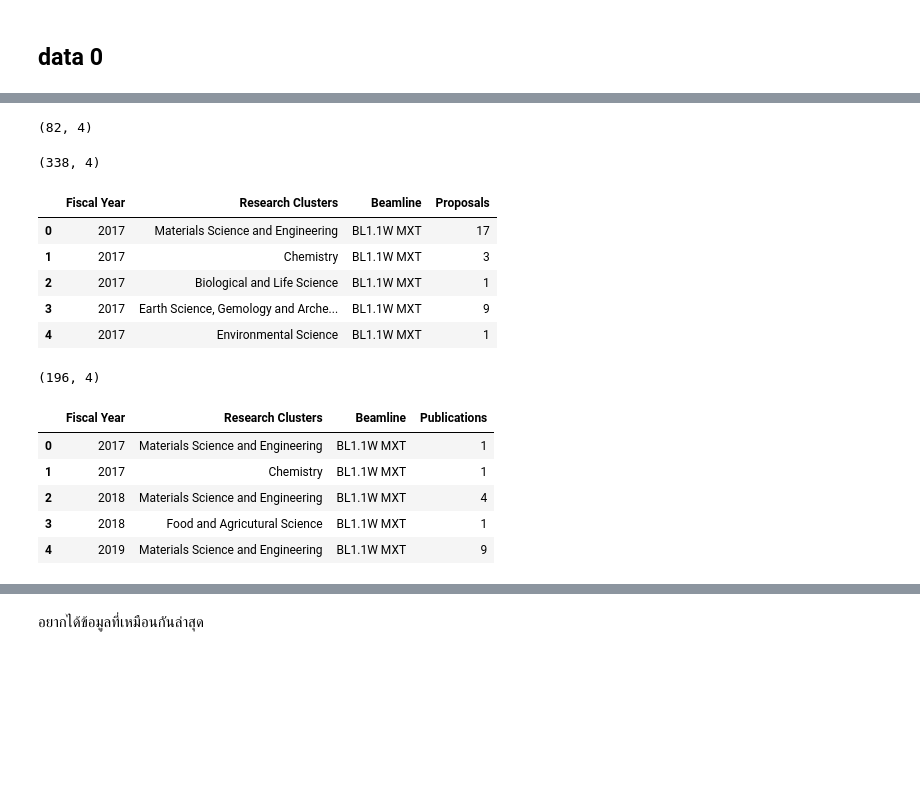
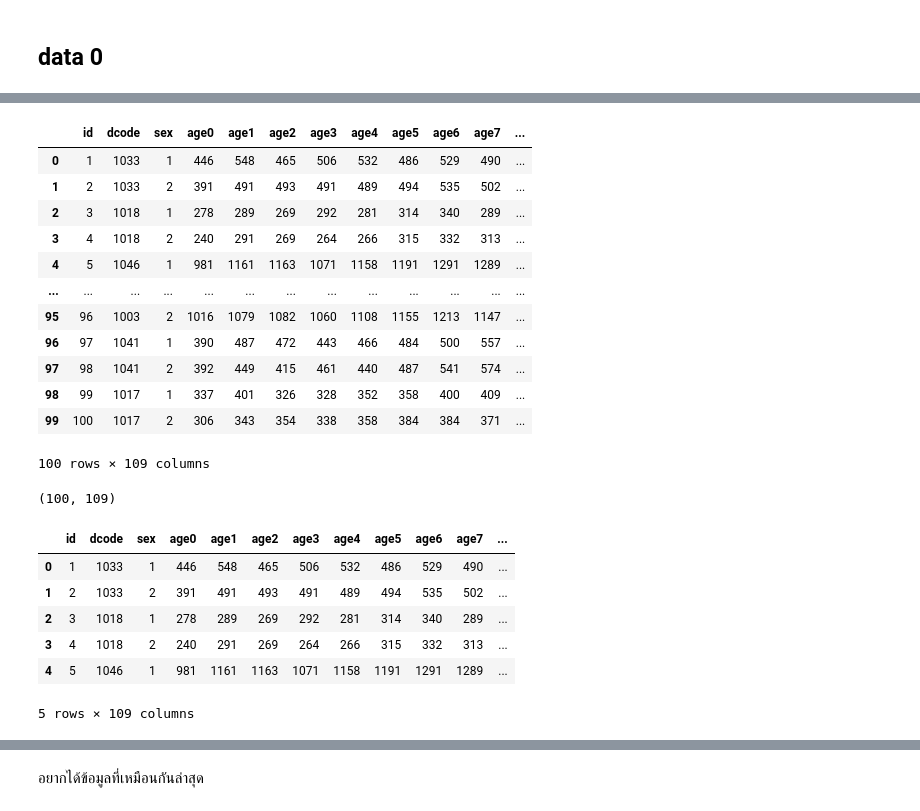
Before and after one commit to chuangchai49097/DWDM21, a Jupyter notebook: project.ipynb, the cells around one changed output, grey strips where cells are left out. Saved outputs shown, nothing was run; the diff lists cells and outputs as text; code cells hidden in the pictures; blank space fills up the shorter version.

```diff
--- a/project.ipynb
+++ b/project.ipynb
@@ -467,26 +28,29 @@ data4
-# %%
- data4.shape
-# %% [output]
-(82, 4)
-# %%
-print(data5.shape)
-data5.head()
-# %% [output]
-(338, 4)
-|  | Fiscal Year | Research Clusters | Beamline | Proposals |
-| 0 | 2017 | Materials Science and Engineering | BL1.1W MXT | 17 |
-| 1 | 2017 | Chemistry | BL1.1W MXT | 3 |
-| 2 | 2017 | Biological and Life Science | BL1.1W MXT | 1 |
-| 3 | 2017 | Earth Science, Gemology and Arche... | BL1.1W MXT | 9 |
-| 4 | 2017 | Environmental Science | BL1.1W MXT | 1 |
-# %%
-print(data6.shape)
-data6.head()
-# %% [output]
-(196, 4)
-|  | Fiscal Year | Research Clusters | Beamline | Publications |
-| 0 | 2017 | Materials Science and Engineering | BL1.1W MXT | 1 |
-| 1 | 2017 | Chemistry | BL1.1W MXT | 1 |
-| 2 | 2018 | Materials Science and Engineering | BL1.1W MXT | 4 |
-| 3 | 2018 | Food and Agricutural Science | BL1.1W MXT | 1 |
-| 4 | 2019 | Materials Science and Engineering | BL1.1W MXT | 9 |
+# %%
+data = pd.read_csv(os.path.join(path,'poppulationbyage56.csv'))
+data  ## import ไฟล์ของ ปี56
+# %% [output]
+|  | id | dcode | sex | age0 | age1 | age2 | age3 | age4 | age5 | age6 | age7 | ... |
+| 0 | 1 | 1033 | 1 | 446 | 548 | 465 | 506 | 532 | 486 | 529 | 490 | ... |
+| 1 | 2 | 1033 | 2 | 391 | 491 | 493 | 491 | 489 | 494 | 535 | 502 | ... |
+| 2 | 3 | 1018 | 1 | 278 | 289 | 269 | 292 | 281 | 314 | 340 | 289 | ... |
+| 3 | 4 | 1018 | 2 | 240 | 291 | 269 | 264 | 266 | 315 | 332 | 313 | ... |
+| 4 | 5 | 1046 | 1 | 981 | 1161 | 1163 | 1071 | 1158 | 1191 | 1291 | 1289 | ... |
+| ... | ... | ... | ... | ... | ... | ... | ... | ... | ... | ... | ... | ... |
+| 95 | 96 | 1003 | 2 | 1016 | 1079 | 1082 | 1060 | 1108 | 1155 | 1213 | 1147 | ... |
+| 96 | 97 | 1041 | 1 | 390 | 487 | 472 | 443 | 466 | 484 | 500 | 557 | ... |
+| 97 | 98 | 1041 | 2 | 392 | 449 | 415 | 461 | 440 | 487 | 541 | 574 | ... |
+| 98 | 99 | 1017 | 1 | 337 | 401 | 326 | 328 | 352 | 358 | 400 | 409 | ... |
+| 99 | 100 | 1017 | 2 | 306 | 343 | 354 | 338 | 358 | 384 | 384 | 371 | ... |
+100 rows × 109 columns
+# %%
+print(data.shape)
+data.head()
+# %% [output]
+(100, 109)
+|  | id | dcode | sex | age0 | age1 | age2 | age3 | age4 | age5 | age6 | age7 | ... |
+| 0 | 1 | 1033 | 1 | 446 | 548 | 465 | 506 | 532 | 486 | 529 | 490 | ... |
+| 1 | 2 | 1033 | 2 | 391 | 491 | 493 | 491 | 489 | 494 | 535 | 502 | ... |
+| 2 | 3 | 1018 | 1 | 278 | 289 | 269 | 292 | 281 | 314 | 340 | 289 | ... |
+| 3 | 4 | 1018 | 2 | 240 | 291 | 269 | 264 | 266 | 315 | 332 | 313 | ... |
+| 4 | 5 | 1046 | 1 | 981 | 1161 | 1163 | 1071 | 1158 | 1191 | 1291 | 1289 | ... |
+5 rows × 109 columns
```
Also changed, not shown: parts of 77 cells of this notebook.
